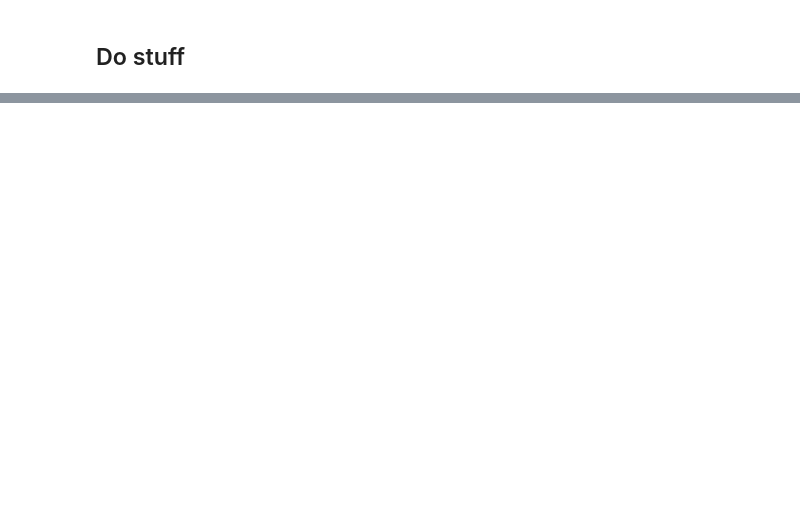
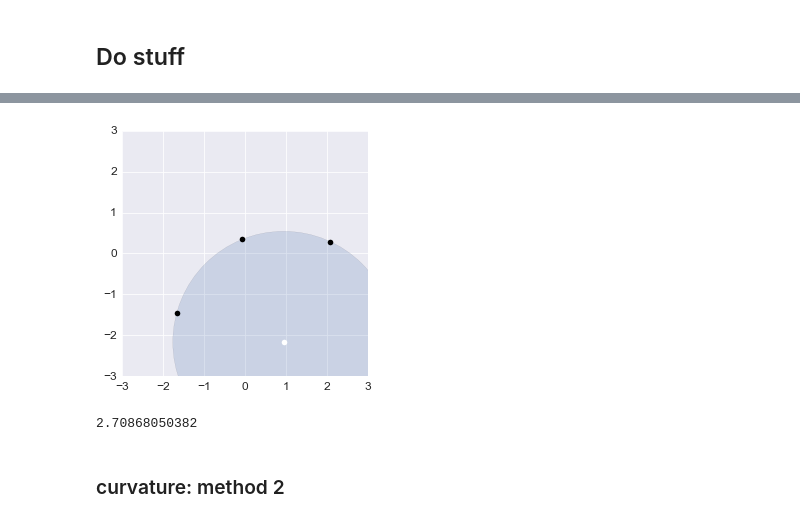
Before and after one commit to jsseely/cyclingRNN, a Jupyter notebook: Tests.ipynb, the cells around one changed output, grey strips where cells are left out. Drawn from its saved outputs; the diff is of its cells as text; code cells hidden in the pictures; blank space fills up the shorter version.

```diff
--- a/Tests.ipynb
+++ b/Tests.ipynb
@@ -102,0 +77,41 @@ ParameterGrid(param_grid)[19]
+# %%
+## curvature...
+n = 2
+A = np.random.randn((n))
+B = np.random.randn((n))
+C = np.random.randn((n))
+# %%
+def cross_id1(a,b,c):
+    return np.dot(a,c)*b - np.dot(a,b)*c
+
+def cross_id2(a,b):
+    return np.sqrt(np.linalg.norm(a)**2*np.linalg.norm(b)**2 - np.dot(a,b)**2)
+# %%
+a = A-C
+b = B-C
+# %%
+r = np.linalg.norm(a)*np.linalg.norm(b)*np.linalg.norm(a-b)/(2*cross_id2(a,b))
+p = cross_id1(np.linalg.norm(a)**2*b - np.linalg.norm(b)**2*a, a, b)/(2*cross_id2(a,b)**2) + C
+# %%
+plt.figure()
+ax = plt.gca()
+circle1 = plt.Circle((p[0], p[1]), r, alpha=0.2)
+ax.add_artist(circle1)
+
+
+plt.plot(A[0],A[1],'ko')
+plt.plot(B[0],B[1],'ko')
+plt.plot(C[0],C[1],'ko')
+plt.plot(p[0],p[1],'wo')
+
+plt.axis('square')
+plt.xlim([-3, 3])
+plt.ylim([-3, 3])
+
+plt.show()
+print r
+# %% [output]
+[figure, added]
+2.70868050382
+# %% [markdown]
+### curvature: method 2
```
Also changed, not shown: parts of 23 cells of this notebook, 7 other files.
